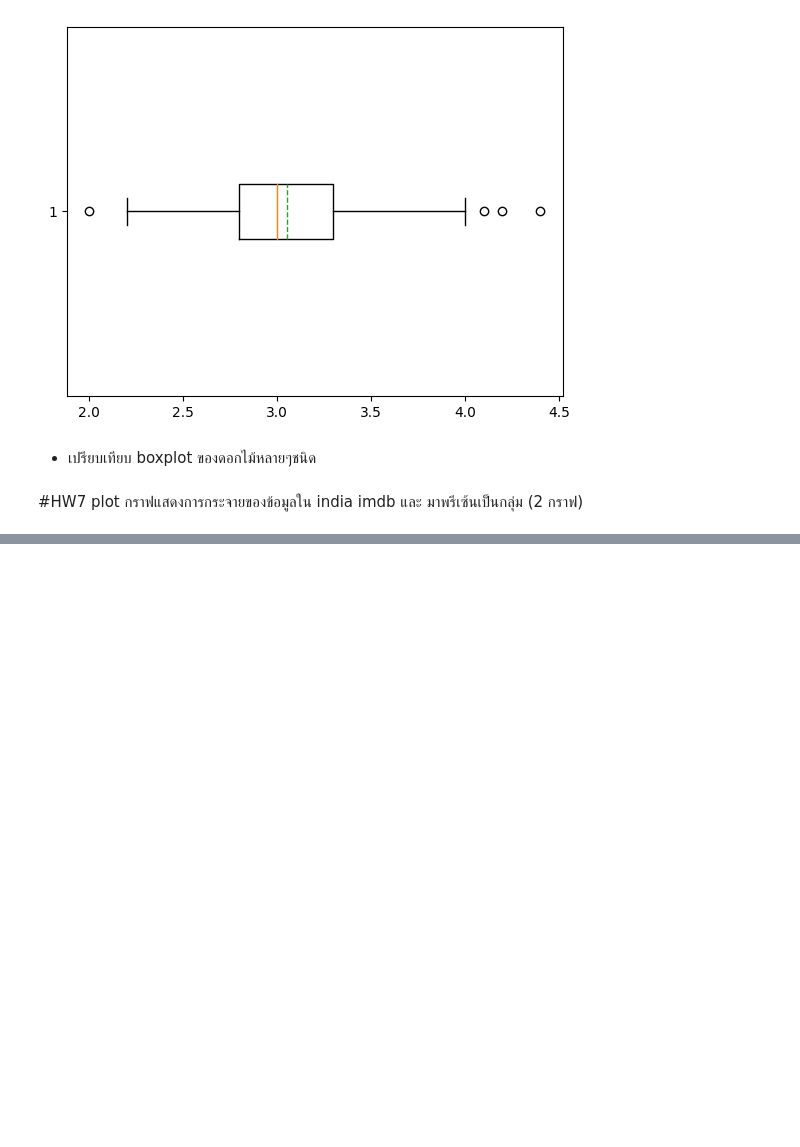
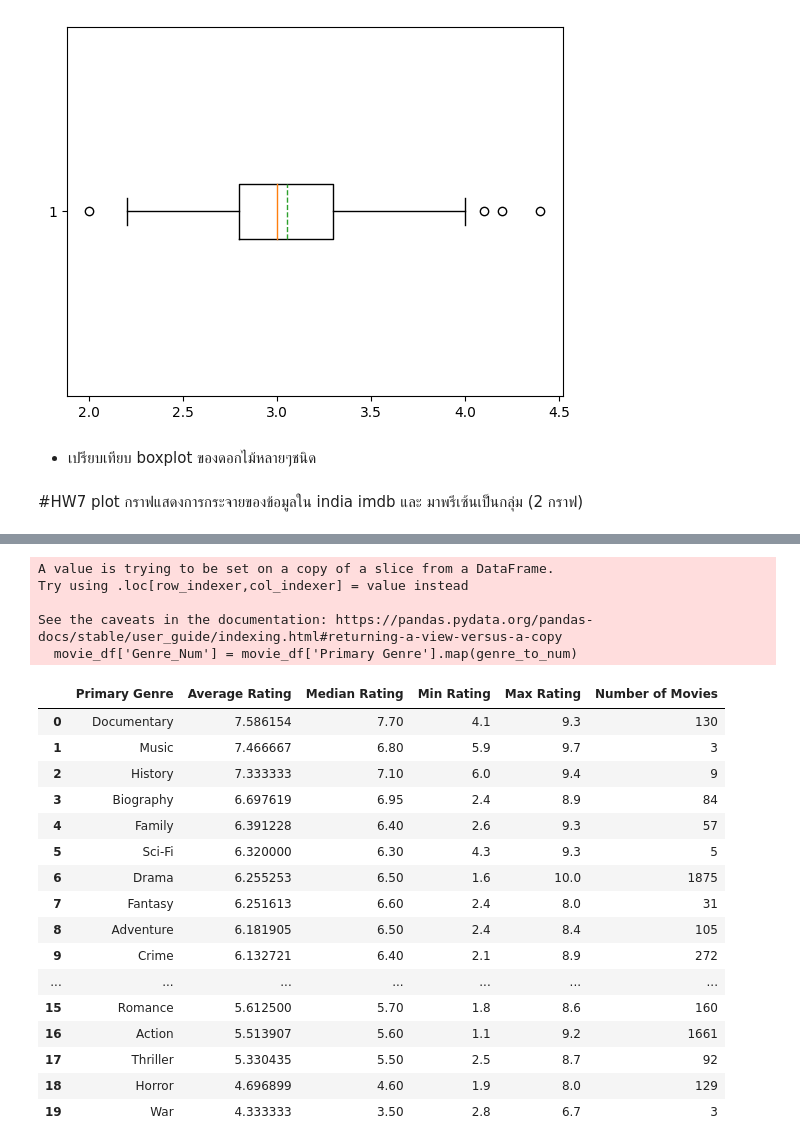
Before and after one commit to Suwannaket1/python_dataviz2024, a Jupyter notebook: Visualize_Data_Distribution_(02)_2024.ipynb, the cells around one changed output, grey strips where cells are left out. Cells and saved outputs as stored; diff of their text form; code cells hidden in the pictures; blank space fills up the shorter version.

```diff
--- a/Visualize_Data_Distribution_(02)_2024.ipynb
+++ b/Visualize_Data_Distribution_(02)_2024.ipynb
@@ -227,0 +378,11 @@ O = plt.boxplot(df['SepalWidth'],showmeans=True,meanline=True,vert=False)
+# %%
+# แยกประเภทหนังในคอลัมน์ Genre และเลือกประเภทแรกที่พบ
+movie_df['Primary Genre'] = movie_df['Genre'].str.split(',').str[0]
+
+# ดูประเภทหนังที่ไม่ซ้ำกัน
+unique_genres = movie_df['Primary Genre'].unique()
+
+# แสดงจำนวนและประเภทหนังที่ไม่ซ้ำกัน
+print(f"จำนวนประเภทหนังทั้งหมด: {len(unique_genres)}")
+print("ประเภทหนังที่ไม่ซ้ำกัน:")
+print(unique_genres)
@@ -227,0 +400,36 @@ O = plt.boxplot(df['SepalWidth'],showmeans=True,meanline=True,vert=False)
+# %%
+# สร้าง index สำหรับแทนที่ประเภทหนังด้วยตัวเลข
+genre_to_num = {genre: idx for idx, genre in enumerate(movie_df['Primary Genre'].unique())}
+movie_df['Genre_Num'] = movie_df['Primary Genre'].map(genre_to_num)
+
+# สรุปข้อมูล
+summary = movie_df.groupby('Primary Genre').agg({
+    'Rating': ['mean', 'median', 'min', 'max', 'count']
+}).sort_values(('Rating', 'mean'), ascending=False)
+
+summary.columns = ['Average Rating', 'Median Rating', 'Min Rating', 'Max Rating', 'Number of Movies']
+summary = summary.reset_index()
+summary
+# %% [output]
+A value is trying to be set on a copy of a slice from a DataFrame.
+Try using .loc[row_indexer,col_indexer] = value instead
+
+See the caveats in the documentation: https://pandas.pydata.org/pandas-docs/stable/user_guide/indexing.html#returning-a-view-versus-a-copy
+  movie_df['Genre_Num'] = movie_df['Primary Genre'].map(genre_to_num)
+|  | Primary Genre | Average Rating | Median Rating | Min Rating | Max Rating | Number of Movies |
+| 0 | Documentary | 7.586154 | 7.70 | 4.1 | 9.3 | 130 |
+| 1 | Music | 7.466667 | 6.80 | 5.9 | 9.7 | 3 |
+| 2 | History | 7.333333 | 7.10 | 6.0 | 9.4 | 9 |
+| 3 | Biography | 6.697619 | 6.95 | 2.4 | 8.9 | 84 |
+| 4 | Family | 6.391228 | 6.40 | 2.6 | 9.3 | 57 |
+| 5 | Sci-Fi | 6.320000 | 6.30 | 4.3 | 9.3 | 5 |
+| 6 | Drama | 6.255253 | 6.50 | 1.6 | 10.0 | 1875 |
+| 7 | Fantasy | 6.251613 | 6.60 | 2.4 | 8.0 | 31 |
+| 8 | Adventure | 6.181905 | 6.50 | 2.4 | 8.4 | 105 |
+| 9 | Crime | 6.132721 | 6.40 | 2.1 | 8.9 | 272 |
+| ... | ... | ... | ... | ... | ... | ... |
+| 15 | Romance | 5.612500 | 5.70 | 1.8 | 8.6 | 160 |
+| 16 | Action | 5.513907 | 5.60 | 1.1 | 9.2 | 1661 |
+| 17 | Thriller | 5.330435 | 5.50 | 2.5 | 8.7 | 92 |
+| 18 | Horror | 4.696899 | 4.60 | 1.9 | 8.0 | 129 |
+| 19 | War | 4.333333 | 3.50 | 2.8 | 6.7 | 3 |
```
Also changed, not shown: parts of 26 cells of this notebook.
